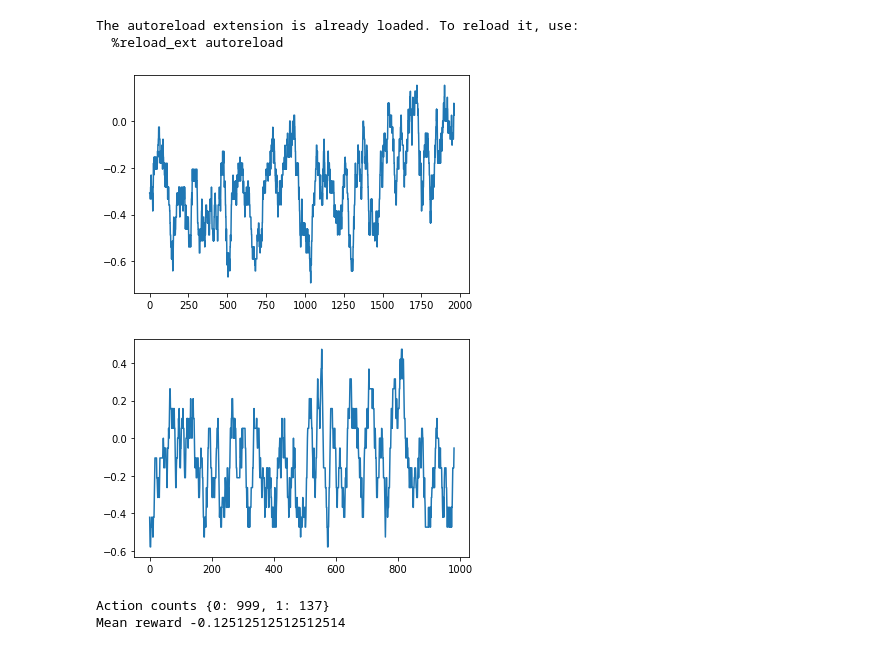
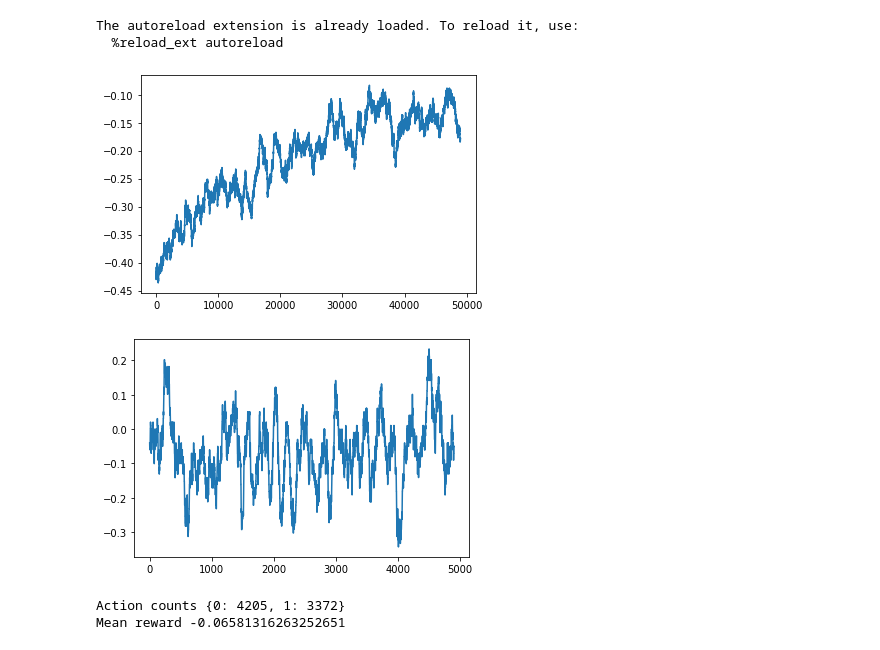
Before and after one commit to CharlieGaynor/RLdog, a Jupyter notebook: dev.ipynb, the cells around one changed output. Cells and saved outputs as stored; diff of their text form; code cells hidden in the pictures.

```diff
--- a/dev.ipynb
+++ b/dev.ipynb
@@ -18,19 +19,24 @@ from agents.DQN_RS import DQN_RS
 # %%
 bj_config = config.config['BLACKJACK']
-bj_config["hyperparameters"]["max_games"] = 2000
-bj_config["hyperparameters"]["lr"] = 1e-3
-bj_config["hyperparameters"]["alpha"] = 0.05
+max_games = 50000
+bj_config["hyperparameters"]["max_games"] = max_games
+bj_config["hyperparameters"]["lr"] = 5e-4
+bj_config["hyperparameters"]["alpha"] = 0.1
+bj_config["hyperparameters"]["mini_batch_size"] = 8
+bj_config["hyperparameters"]["buffer_size"] = 80
+bj_config["hyperparameters"]["min_epsilon"] = 0.25
+bj_config["hyperparameters"]["games_to_decay_epsilon_for"] = max_games * 3 // 4
 # %%
 agent = DQN(bj_config)
 agent.play_games(verbose=True)
 agent.evaluation_mode = True
-agent.play_games(1000, verbose=True)
+agent.play_games(5000, verbose=True)
 agent.evaluation_mode = False
 # %% [output]
-[figure, old version]
+[figure, new version]
-[figure, old version]
+[figure, new version]
-Action counts {0: 999, 1: 137}
-Mean reward -0.12512512512512514
+Action counts {0: 4205, 1: 3372}
+Mean reward -0.06581316263252651
 # %%
 agent = DQN_RS(bj_config)
 agent.play_games(verbose=True)
```
Also changed, not shown: parts of 2 cells of this notebook, 10 other files.
